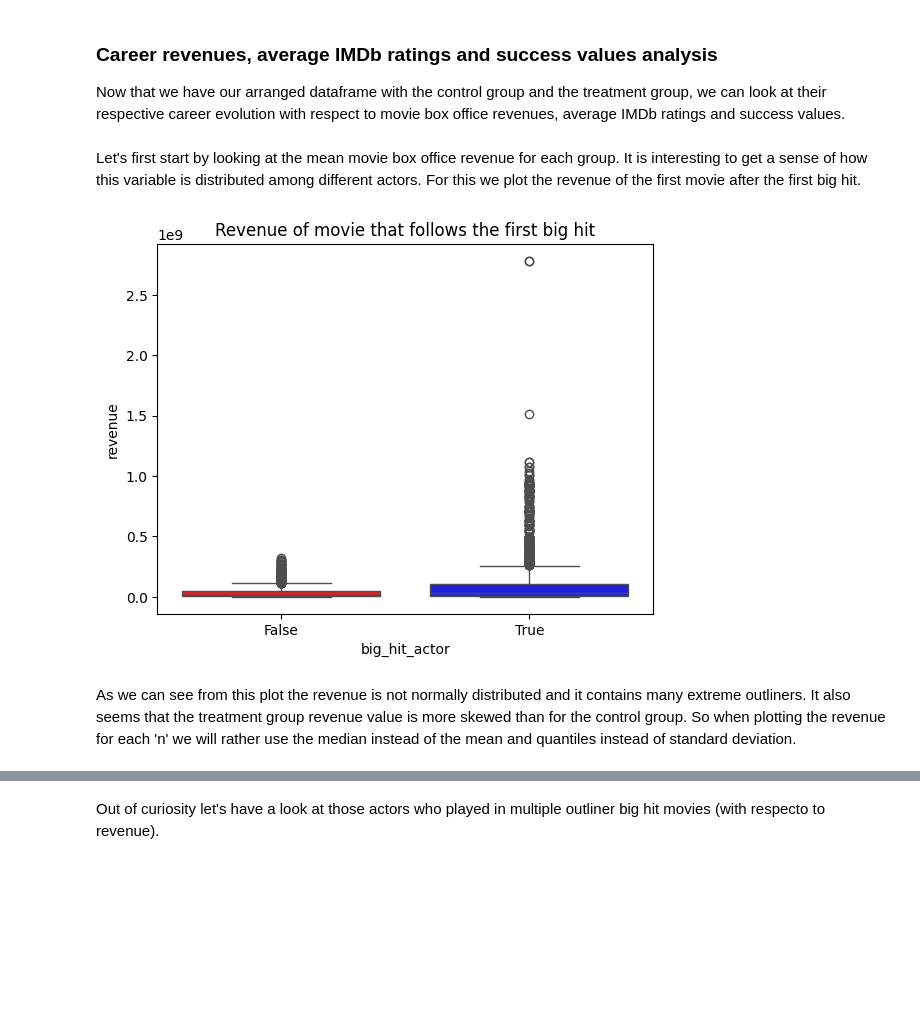
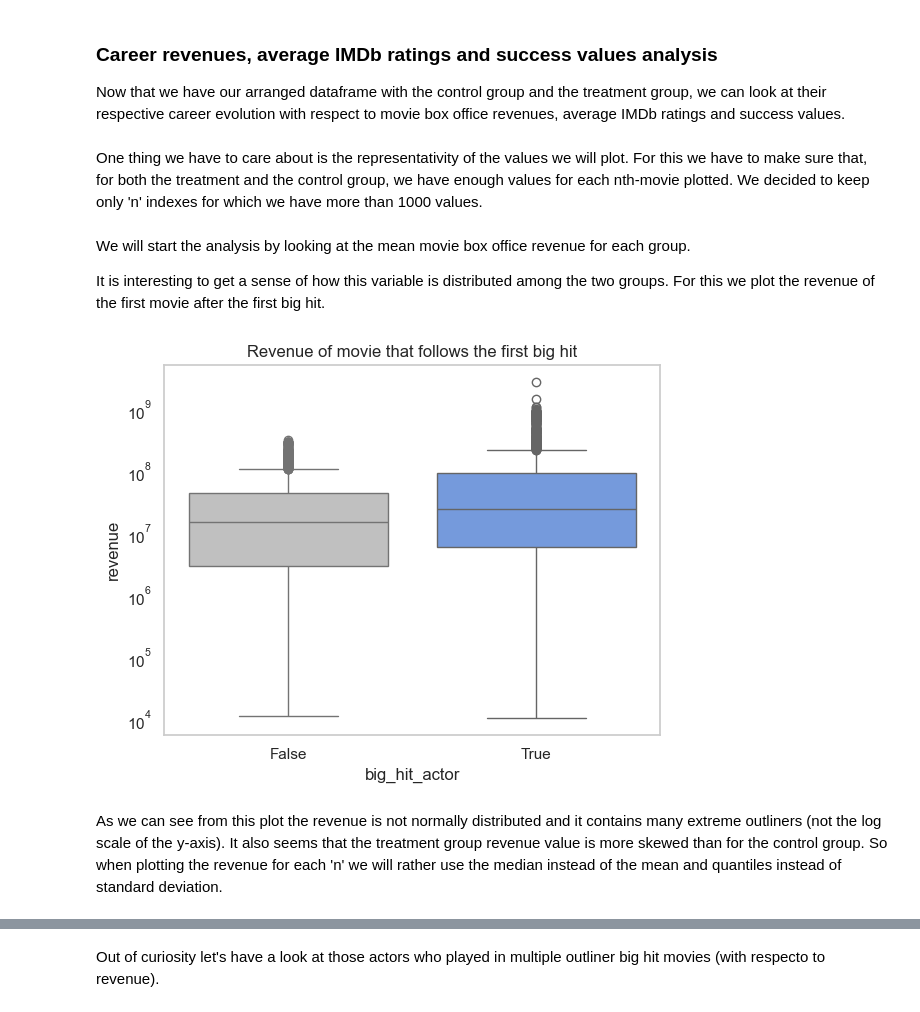
Before and after one commit to epfl-ada/ada-2023-project-pinacolada23, a Jupyter notebook: observational_study.ipynb, the cells around one changed output, grey strips where cells are left out. Saved outputs shown, nothing was run; the diff lists cells and outputs as text; code cells hidden in the pictures; blank space fills up the shorter version.

```diff
--- a/observational_study.ipynb
+++ b/observational_study.ipynb
@@ -332,7 +304,7 @@ We want compare the before/after big hit career of actors in the treatment group
 First we want to use the matched dataframe to create a new column on our working dataframe. This column will contain, for each actor, the name of the actor that has been matched with them.
 # %%
 # Keep only interesting columns for subsequent analysis
-col = ['movieID', 'name_movie', 'releaseDate', 'genres',  'revenue', 'success', 'averageRating', 'is_big_hit', 'name_actor',
+col = ['movieID', 'name_movie', 'releaseDate', 'genres',  'revenue', 'success', 'averageRating', 'is_movie_big_hit', 'name_actor',
        'birth', 'big_hit_actor', 'movie_count_before_hit', 'role_importance', 'comp_active', 'comp_pasive', 'comp_attribut']
 df_career_analysis = df_movies_balanced[col].copy()
 # %%
@@ -436,6 +381,8 @@ df_career_analysis[df_career_analysis.name_actor == 'Adam Storke']
 ### Career revenues, average IMDb ratings and success values analysis
 
 Now that we have our arranged dataframe with the control group and the treatment group, we can look at their respective career evolution with respect to movie box office revenues, average IMDb ratings and success values.
+# %% [markdown]
+One thing we have to care about is the representativity of the values we will plot. For this we have to make sure that, for both the treatment and the control group, we have enough values for each nth-movie plotted. We decided to keep only 'n' indexes for which we have more than 1000 values.
 # %%
 # Seperate the control group and the treatement group
 treat = df_career_analysis[df_career_analysis.big_hit_actor]
@@ -457,22 +404,26 @@ plot_ctrl = ctrl[ctrl.n.isin(to_plot_indexes_ctrl)]
 treat_grp = plot_treat.groupby('n')
 ctrl_grp = plot_ctrl.groupby('n')
 # %% [markdown]
-Let's first start by looking at the mean movie box office revenue for each group. It is interesting to get a sense of how this variable is distributed among different actors. For this we plot the revenue of the first movie after the first big hit.
+We will start the analysis by looking at the mean movie box office revenue for each group.
+
+It is interesting to get a sense of how this variable is distributed among the two groups. For this we plot the revenue of the first movie after the first big hit.
 # %%
 # Get the movies that follow the first big hit
 first_after_hit_treat = treat[treat.n == 1]
 first_after_hit_ctrl = ctrl[ctrl.n == 1]
 
 # Plot the revenue
 plt.title('Revenue of movie that follows the first big hit')
+sns.boxplot(x='big_hit_actor', y='revenue', data=first_after_hit_ctrl, color='silver')
+sns.boxplot(x='big_hit_actor', y='revenue', data=first_after_hit_treat, color='cornflowerblue')
+# Plot in log scale to have better visibility
+plt.yscale('log')
 plt.grid(False)
-sns.boxplot(x='big_hit_actor', y='revenue', data=first_after_hit_ctrl, color='r')
-sns.boxplot(x='big_hit_actor', y='revenue', data=first_after_hit_treat, color='b')
 plt.show()
 # %% [output]
-[figure, old version]
+[figure, new version]
 # %% [markdown]
-As we can see from this plot the revenue is not normally distributed and it contains many extreme outliners. It also seems that the treatment group revenue value is more skewed than for the control group. So when plotting the revenue for each 'n' we will rather use the median instead of the mean and quantiles instead of standard deviation.
+As we can see from this plot the revenue is not normally distributed and it contains many extreme outliners (not the log scale of the y-axis). It also seems that the treatment group revenue value is more skewed than for the control group. So when plotting the revenue for each 'n' we will rather use the median instead of the mean and quantiles instead of standard deviation.
 # %%
 # Compute the mean revenue. Then keep only indexes for which we have enough actors
 to_plot_rev_treat = treat_grp.revenue.median()
```
Also changed, not shown: parts of 43 cells of this notebook.
